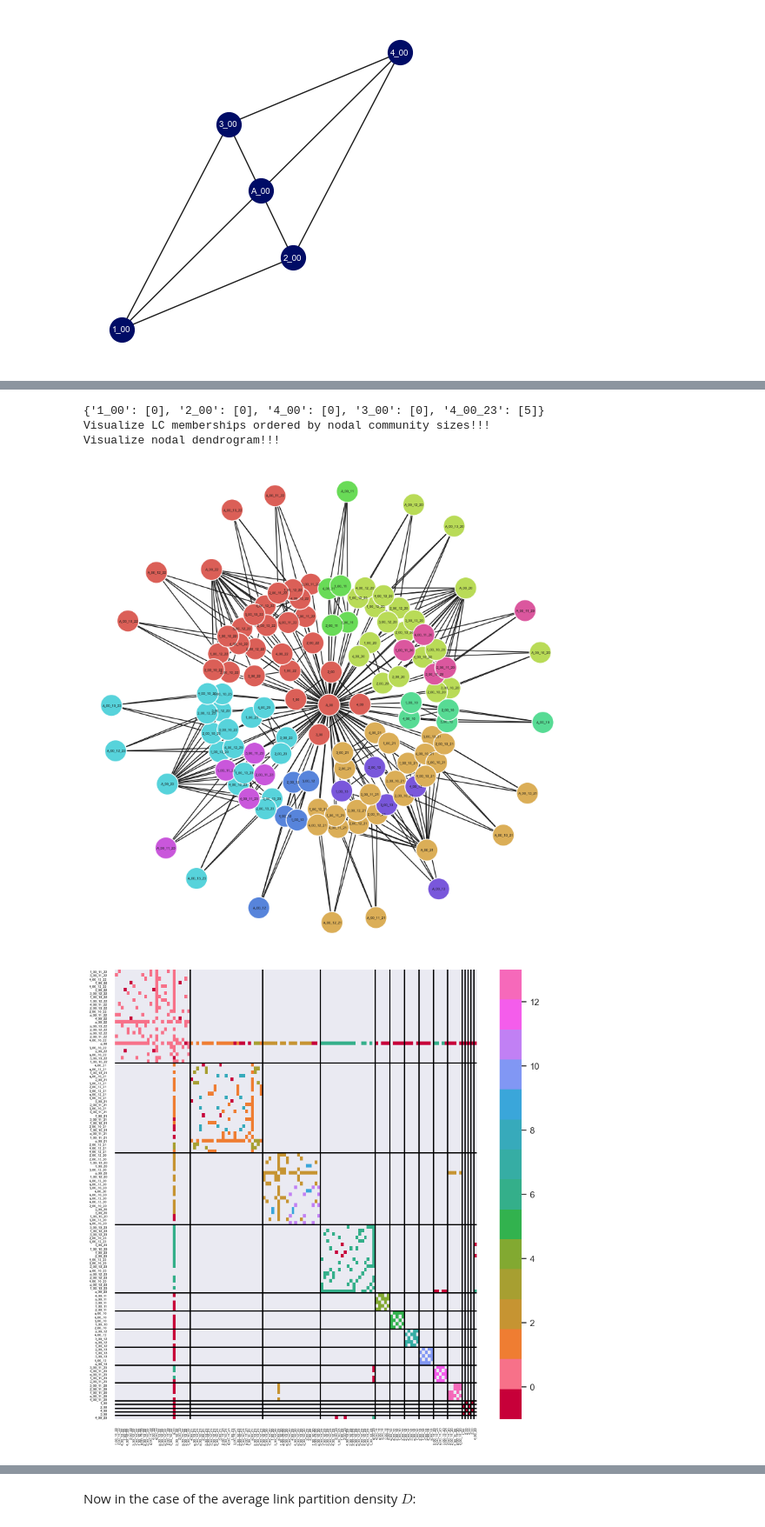
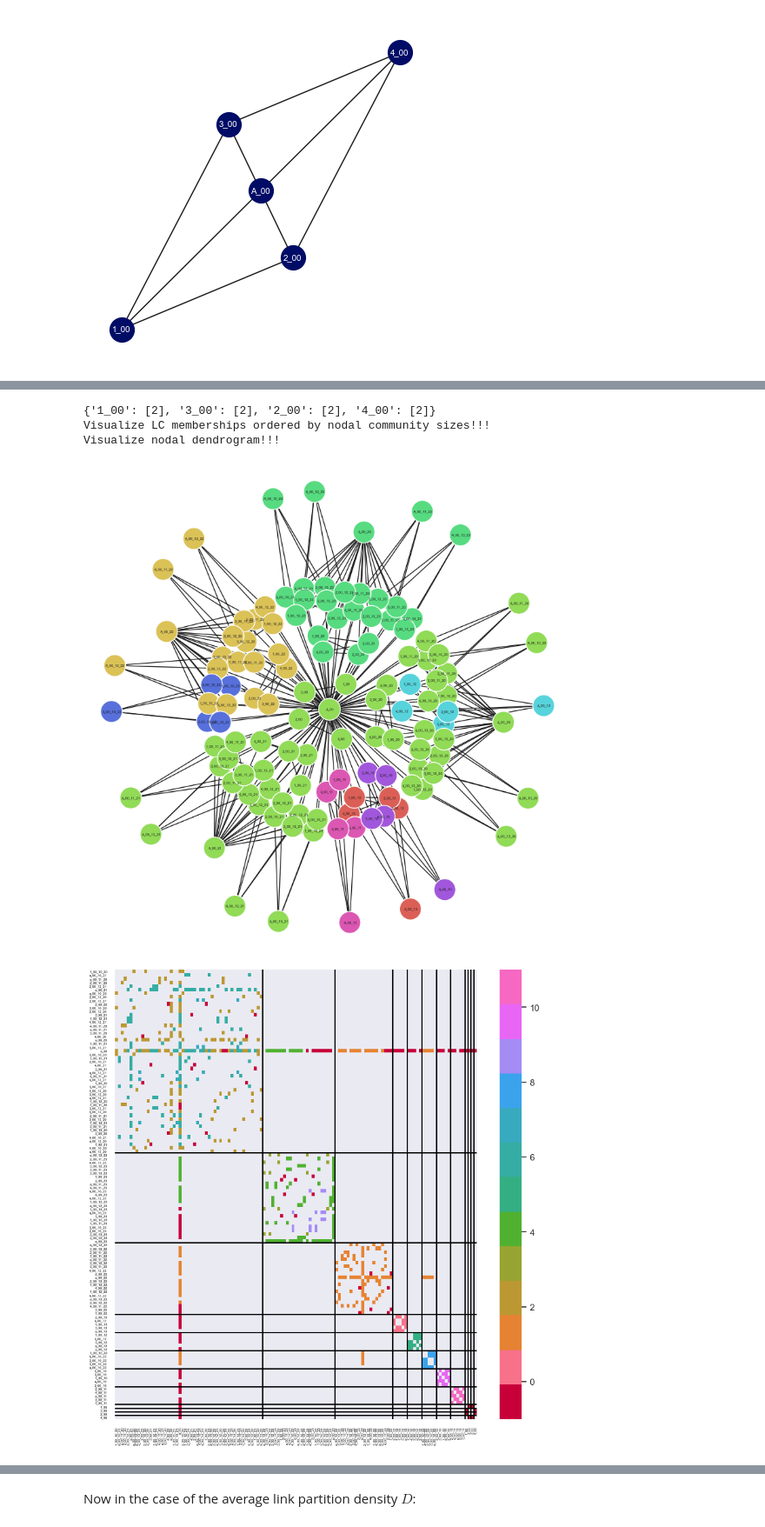
Before and after one commit to mrtnzrm2/ELK, a Jupyter notebook: HSF_example.ipynb, the cells around one changed output, grey strips where cells are left out. Shown at 87% size. Saved outputs shown, nothing was run; the diff lists cells and outputs as text; code cells hidden in the pictures.

```diff
--- a/HSF_example.ipynb
+++ b/HSF_example.ipynb
@@ -244,24 +243,24 @@ In the case of the link partition entropy $S$:
 # %%
-score = "_S"
+score = "_HL"
 k, r = get_best_kr_equivalence(score, H)
 rlabels = get_labels_from_Z(H.Z, r)
 _, nocs_membership, sizes = H.discovery(k, rlabels, undirected=T)
 print(nocs_membership)
 plot_h.plot_network_kk(
   NET.A, rlabels, nocs_membership, sizes,
   ang=0, undirected=T, font_size=4, width=10, height=10
 )
 plot_h.lcmap_size(
   k, cmap_name="husl",
   labels = rlabels, font_size=4,
   height=10, width=10, undirected=T
 )
 plot_h.nodal_dendrogram(
   r, cmap_name="husl"
 )
 # %% [output]
-{'1_00': [0], '2_00': [0], '4_00': [0], '3_00': [0], '4_00_23': [5]}
+{'1_00': [2], '3_00': [2], '2_00': [2], '4_00': [2]}
 Visualize LC memberships ordered by nodal community sizes!!!
 Visualize nodal dendrogram!!!
-[figure, old version]
+[figure, new version]
-[figure, old version]
+[figure, new version]
```
Also changed, not shown: parts of 9 cells of this notebook, 10 other files.
